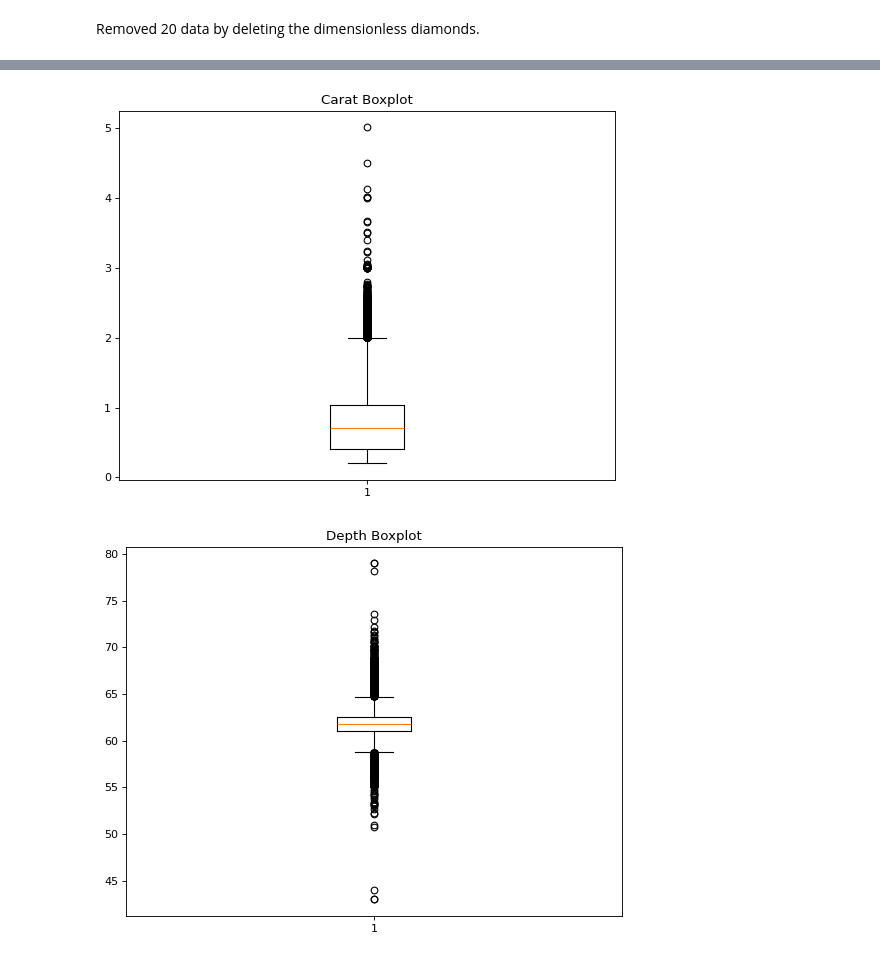
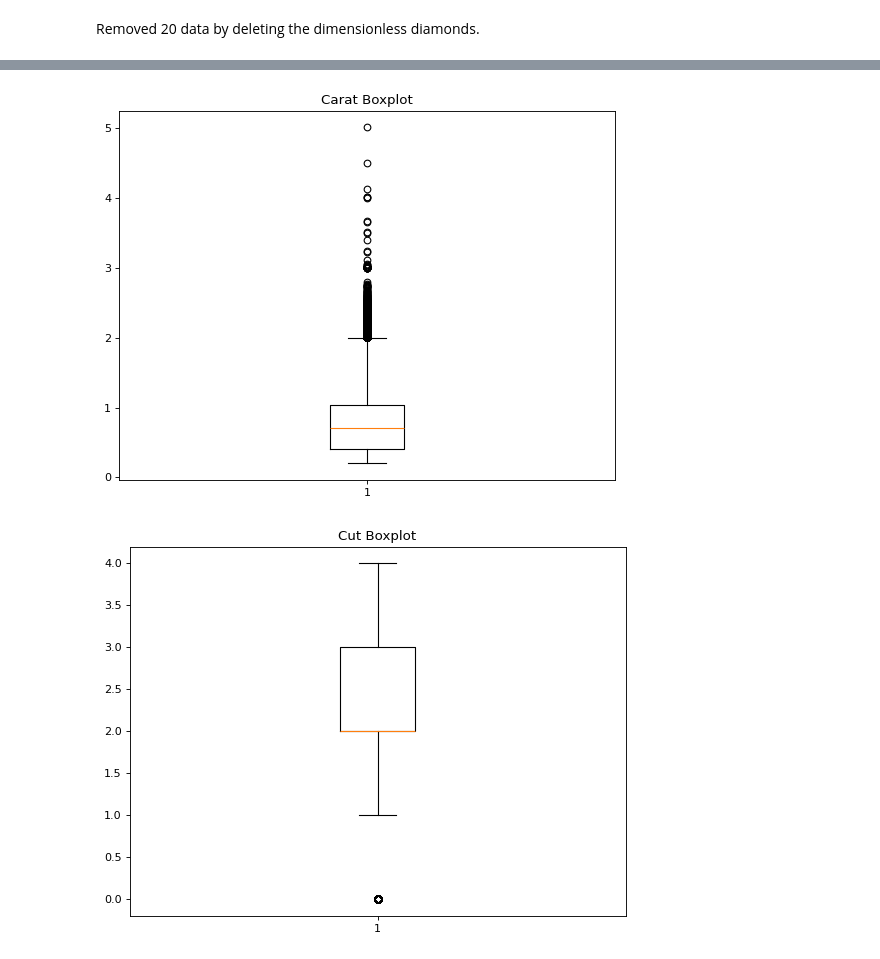
Before and after one commit to y-xing01/DAV_CA1, a Jupyter notebook: diamonds.ipynb, the cells around one changed output, grey strips where cells are left out. Cells and saved outputs as stored; diff of their text form; code cells hidden in the pictures.

```diff
--- a/diamonds.ipynb
+++ b/diamonds.ipynb
@@ -127,0 +112,13 @@ label_data.head()
+# %%
+# Initialize LabelEncoder
+label_encoder = LabelEncoder()
+
+# Encode each specified column
+columns_to_encode = ['cut', 'color', 'clarity']
+for column in columns_to_encode:
+    data[column] = label_encoder.fit_transform(data[column])
+
+    # Print the mapping of original string values to encoded integer values
+    print(f"Mapping for column '{column}':")
+    for i, class_ in enumerate(label_encoder.classes_):
+        print(f"'{class_}' --> {i}")
@@ -188,37 +215,55 @@ Correlation between z and price is:  0.8682064012988958
 figure(num=None, figsize=(8, 6), dpi=80, facecolor='w', edgecolor='k')
 plt.boxplot(data["carat"])
 plt.title("Carat Boxplot")
+plt.show()
+
+# Scatter plot between cut and price
+figure(num=None, figsize=(8, 6), dpi=80, facecolor='w', edgecolor='k')
+plt.boxplot(data["cut"])
+plt.title("Cut Boxplot")
+plt.show()
+
+# Scatter plot between color and price
+figure(num=None, figsize=(8, 6), dpi=80, facecolor='w', edgecolor='k')
+plt.boxplot(data["color"])
+plt.title("Color Boxplot")
+plt.show()
+
+# Scatter plot between clarity and price
+figure(num=None, figsize=(8, 6), dpi=80, facecolor='w', edgecolor='k')
+plt.boxplot(data["clarity"])
+plt.title("Clarity Boxplot")
 plt.show()
 
 # Scatter plot between depth and price
 figure(num=None, figsize=(8, 6), dpi=80, facecolor='w', edgecolor='k')
 plt.boxplot(data["depth"])
 plt.title("Depth Boxplot")
 plt.show()
 
 # Scatter plot between table and price
 figure(num=None, figsize=(8, 6), dpi=80, facecolor='w', edgecolor='k')
 plt.boxplot(data["table"])
 plt.title("Table Boxplot")
 plt.show()
 
 # Scatter plot between x and price
 figure(num=None, figsize=(8, 6), dpi=80, facecolor='w', edgecolor='k')
 plt.boxplot(data["x"])
 plt.title("X Boxplot")
 plt.show()
 
 # Scatter plot between y and price
 figure(num=None, figsize=(8, 6), dpi=80, facecolor='w', edgecolor='k')
 plt.boxplot(data["y"])
 plt.title("Y Boxplot")
 plt.show()
 
 # Scatter plot between z and price
 figure(num=None, figsize=(8, 6), dpi=80, facecolor='w', edgecolor='k')
 plt.boxplot(data["z"])
 plt.title("Z Boxplot")
 plt.show()
 # %% [output]
 [figure]
-[figure, old version]
+[figure, new version]
```
Also changed, not shown: parts of 7 cells of this notebook.
